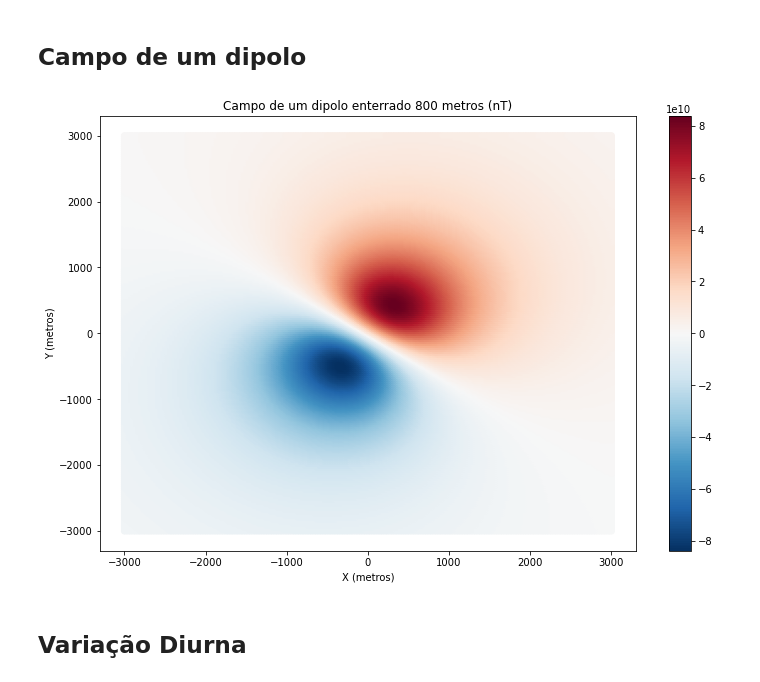
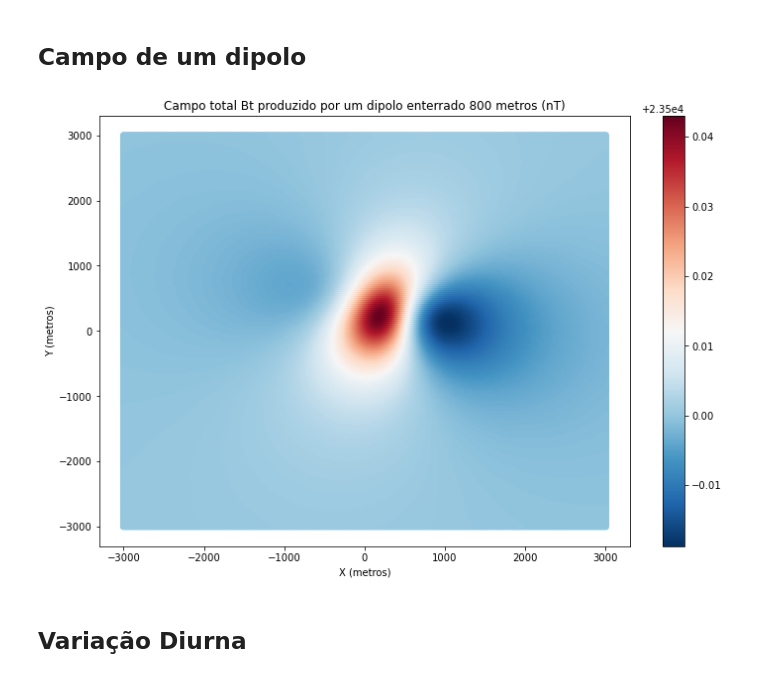
Before and after one commit to gdssouza/IGRF_n_diurnalVariation, a Jupyter notebook: variacao_diurna_sintetica.ipynb, the cells around one changed output. Cells and saved outputs as stored; diff of their text form; code cells hidden in the pictures.

Commit message:
Corrigindo o campo do dipolo com novas funções
Contribuição do Bijani

```diff
--- a/variacao_diurna_sintetica.ipynb
+++ b/variacao_diurna_sintetica.ipynb
@@ -15,7 +15,7 @@ ymin = -3000
 ymax = 3000
 ny = 200
 
-x = np.linspace(xmin, xmax, nx) # metros
-y = np.linspace(ymin, ymax, ny) # metros
-z = 0 # metros
+x = np.linspace(xmin, xmax, nx, endpoint=True) # metros
+y = np.linspace(ymin, ymax, ny, endpoint=True) # metros
+z = -10.0 # metros
 X,Y = np.meshgrid(x,y)
@@ -41,13 +259,37 @@ B_dipolo = B_dipolo*10e9                # nT
+# %%
+#campo magnético de um dipolo
+#localização
+xc = 330.0                                  # metros
+yc = 330.0                                  # metros
+zc = 800.0                                  # metros (z é positivo para baixo)
+raio = 50.0
+inc,dec = -23.0, -33.0                      # inclinacao, declinacao magnetica
+
+bx = dipolo_bx(X,Y,z,[xc,yc,zc,raio], 2.5, inc,dec)
+by = dipolo_bx(X,Y,z,[xc,yc,zc,raio], 2.5, inc,dec)
+bz = dipolo_bx(X,Y,z,[xc,yc,zc,raio], 2.5, inc,dec)
+
+# Simulação do campo Regional:
+F = 23500          # nT
+I,D = -25.0, -35.0 # direcao do campo do dipolo la no nucleo da terra
+Fx,Fy,Fz = F_regional(F,I,D)
+
+# Projecoes Cartesianas  o campo total (o que de fato é aferido pelo magnetometro):
+Bx = bx+Fx
+By = by+Fy
+Bz = bz+Fz
+
+Bt = (Bx**2 + By**2 + Bz**2)**(0.5)
 # %%
 py.rcParams['figure.figsize'] = (12.0, 8.0) #Redimensiona a figura
-plt.scatter(X,Y,c=B_dipolo,cmap = plt.cm.RdBu_r)
+plt.scatter(X,Y,c=Bt,cmap = plt.cm.RdBu_r)
 plt.xlabel('X (metros)')
 plt.ylabel('Y (metros)')
-plt.title('Campo de um dipolo enterrado %i metros (nT)'%-zc)
+plt.title('Campo total Bt produzido por um dipolo enterrado %i metros (nT)'%zc)
 plt.colorbar()
 plt.show()
 # %% [output]
-[figure, old version]
+[figure, new version]
 # %% [markdown]
 ## Variação Diurna
 # %%
```
Also changed, not shown: parts of 11 cells of this notebook.
